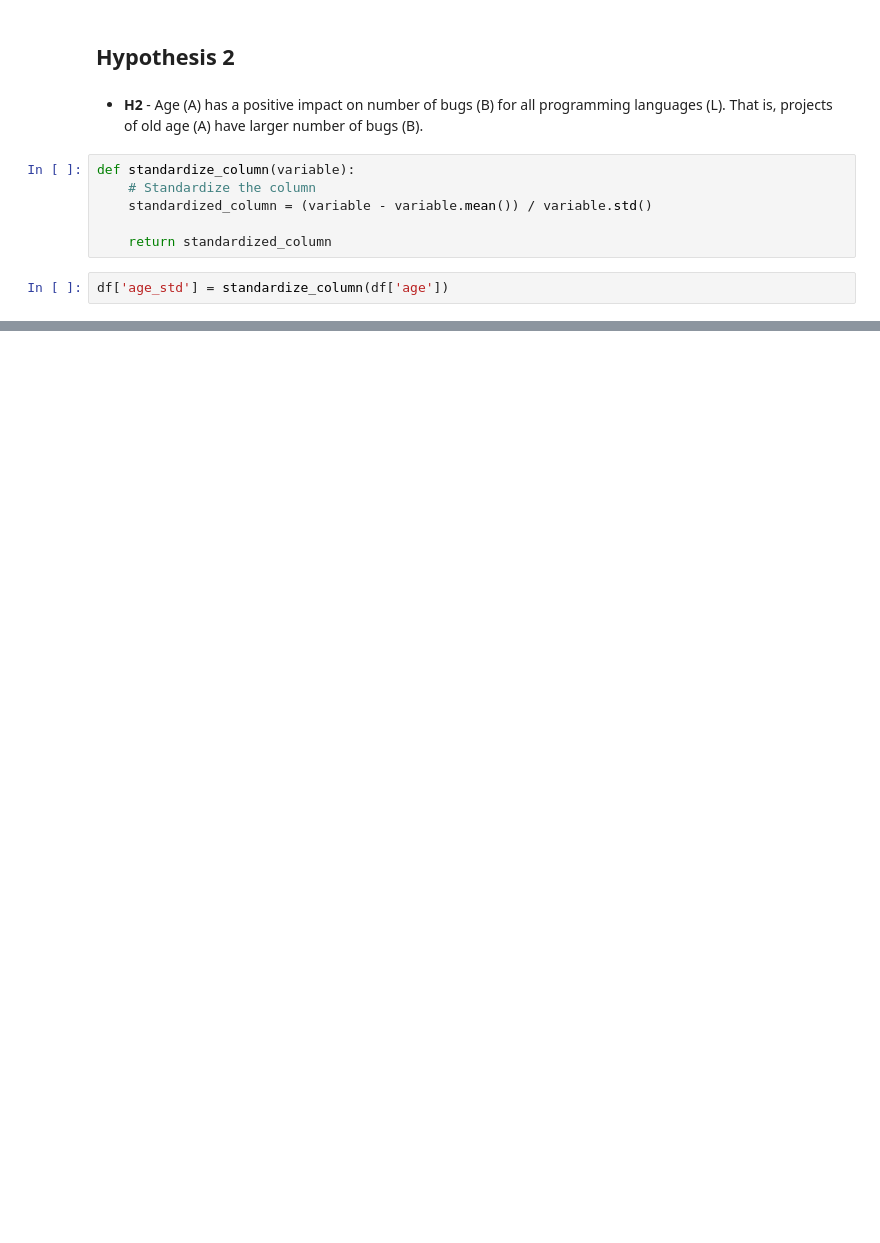
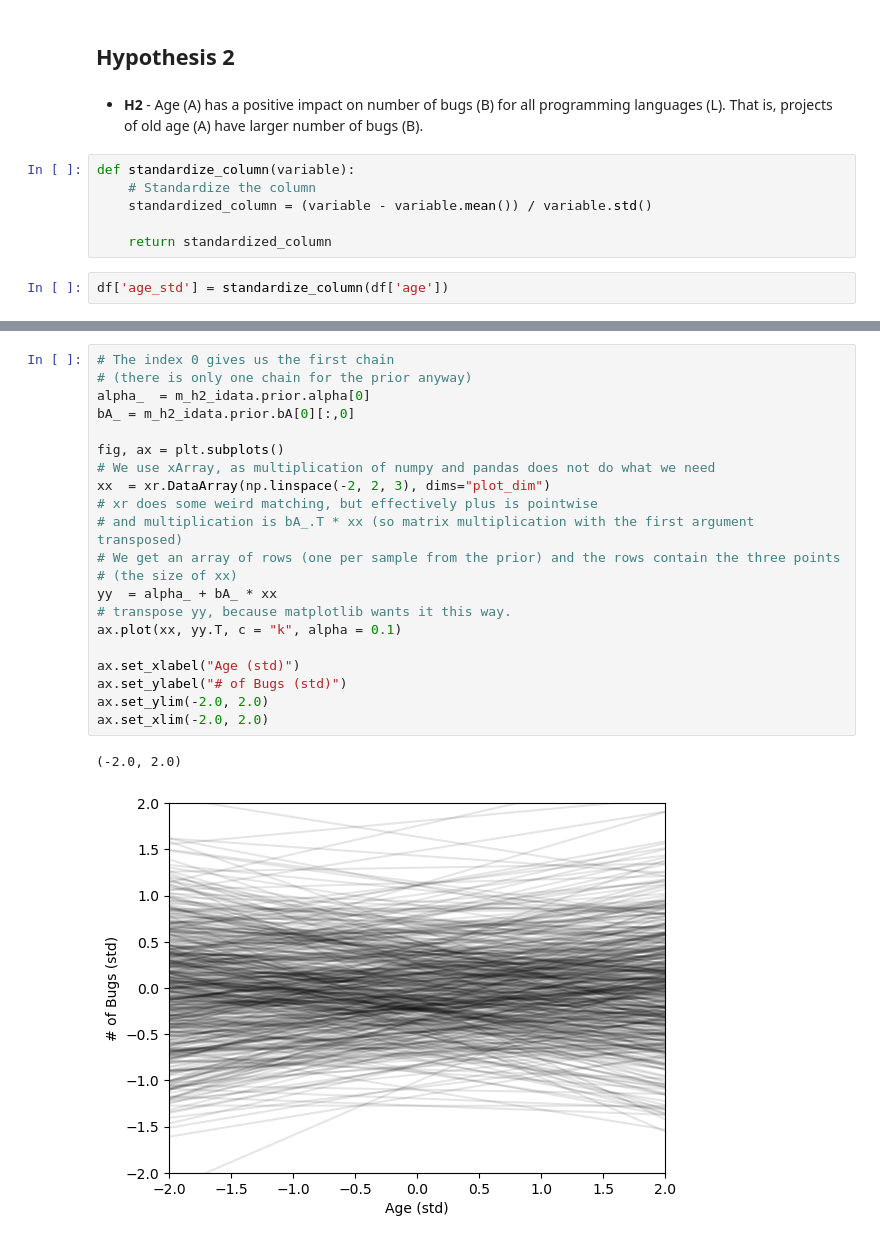
Before and after one commit to ah140797/PPExam24, a Jupyter notebook: anders.ipynb, the cells around one changed output, grey strips where cells are left out. Drawn from its saved outputs; the diff is of its cells as text; blank space fills up the shorter version.

```diff
--- a/anders.ipynb
+++ b/anders.ipynb
@@ -241,3 +105,27 @@ Sampling 4 chains for 1_000 tune and 1_000 draw iterations (4_000 + 4_000 draws
+# %%
+# The index 0 gives us the first chain
+# (there is only one chain for the prior anyway)
+alpha_  = m_h2_idata.prior.alpha[0]
+bA_ = m_h2_idata.prior.bA[0][:,0]
+
+fig, ax = plt.subplots()
+# We use xArray, as multiplication of numpy and pandas does not do what we need
+xx  = xr.DataArray(np.linspace(-2, 2, 3), dims="plot_dim")
+# xr does some weird matching, but effectively plus is pointwise
+# and multiplication is bA_.T * xx (so matrix multiplication with the first argument transposed)
+# We get an array of rows (one per sample from the prior) and the rows contain the three points
+# (the size of xx)
+yy  = alpha_ + bA_ * xx
+# transpose yy, because matplotlib wants it this way.
+ax.plot(xx, yy.T, c = "k", alpha = 0.1)
+
+ax.set_xlabel("Age (std)")
+ax.set_ylabel("# of Bugs (std)")
+ax.set_ylim(-2.0, 2.0)
+ax.set_xlim(-2.0, 2.0)
+# %% [output]
+(-2.0, 2.0)
+[figure, added]
 # %%
 az.plot_trace(m_h2_idata, figsize=(14, 3*2))
 # %% [output]
```
Also changed, not shown: parts of 74 cells of this notebook.
